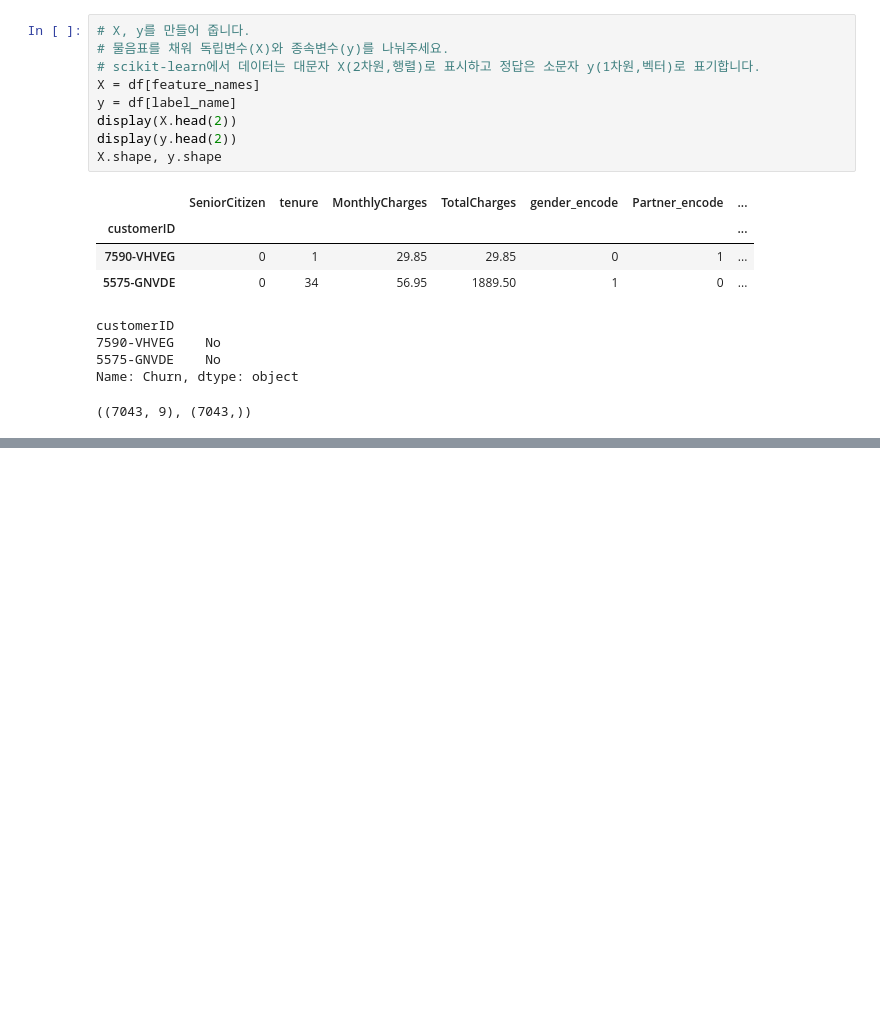
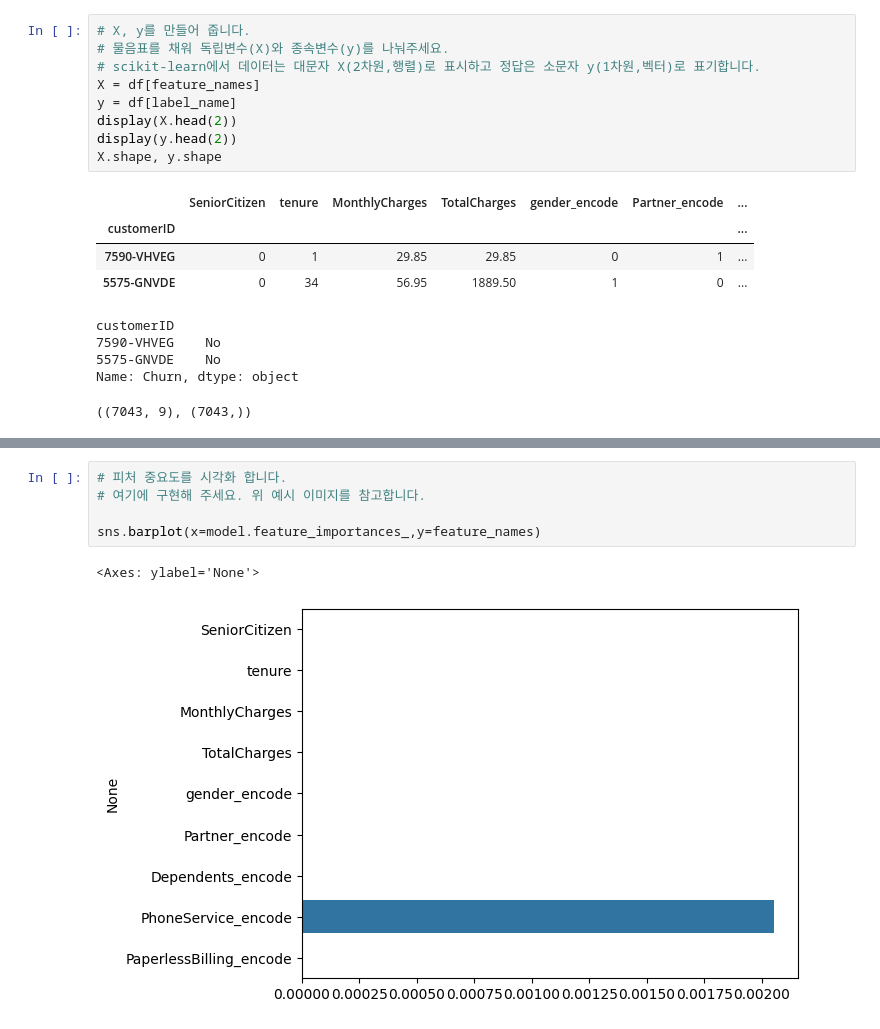
Before and after one commit to skqorrla/N_DSP_2024, a Jupyter notebook: week1_example.ipynb, the cells around one changed output, grey strips where cells are left out. Drawn from its saved outputs; the diff is of its cells as text; blank space fills up the shorter version.

```diff
--- a/week1_example.ipynb
+++ b/week1_example.ipynb
@@ -179,0 +290,8 @@ Name: Churn, dtype: object
+# %%
+# 피처 중요도를 시각화 합니다.
+# 여기에 구현해 주세요. 위 예시 이미지를 참고합니다.
+
+sns.barplot(x=model.feature_importances_,y=feature_names)
+# %% [output]
+<Axes: ylabel='None'>
+[figure, added]
```
Also changed, not shown: parts of 10 cells of this notebook.
